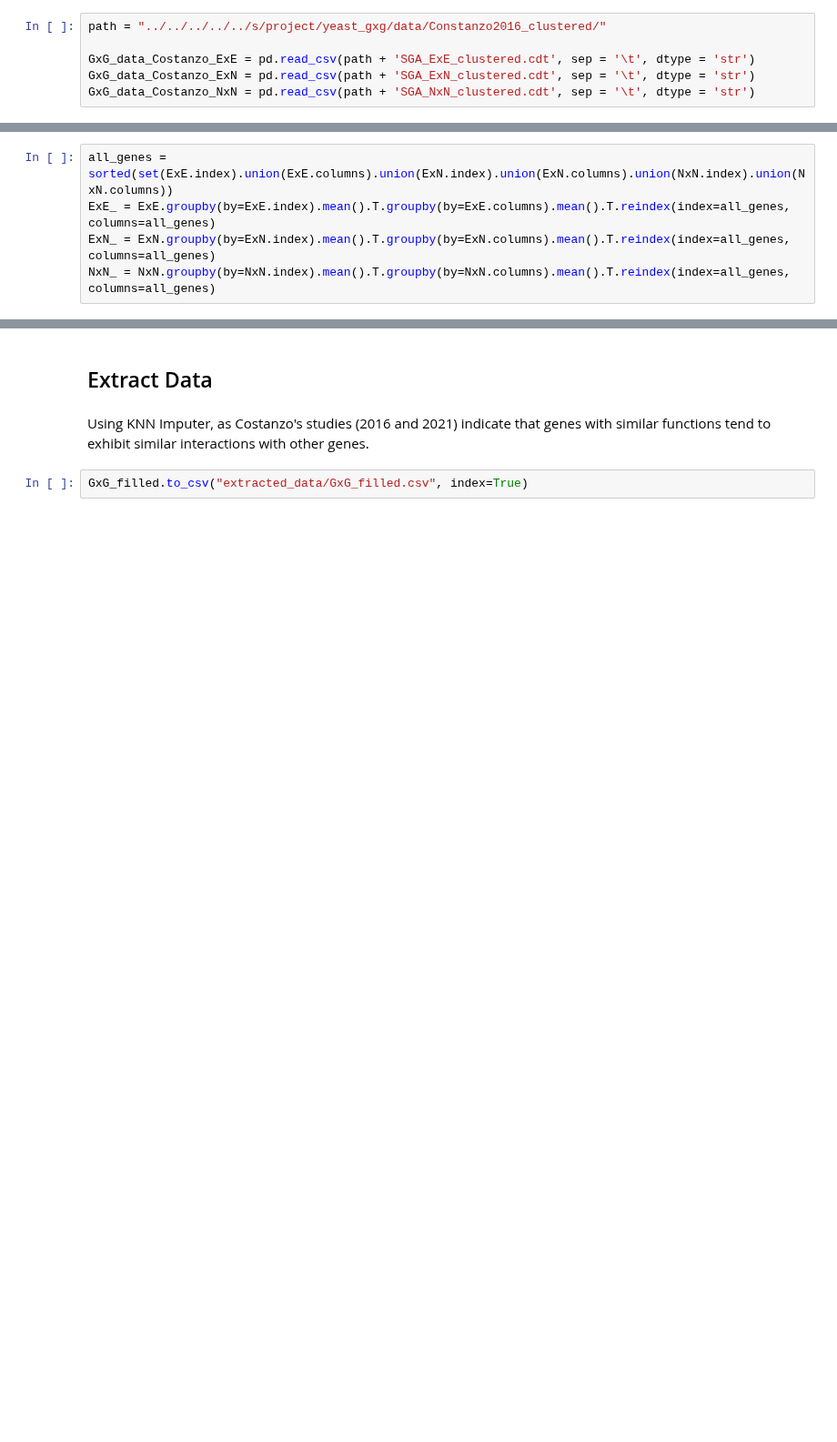
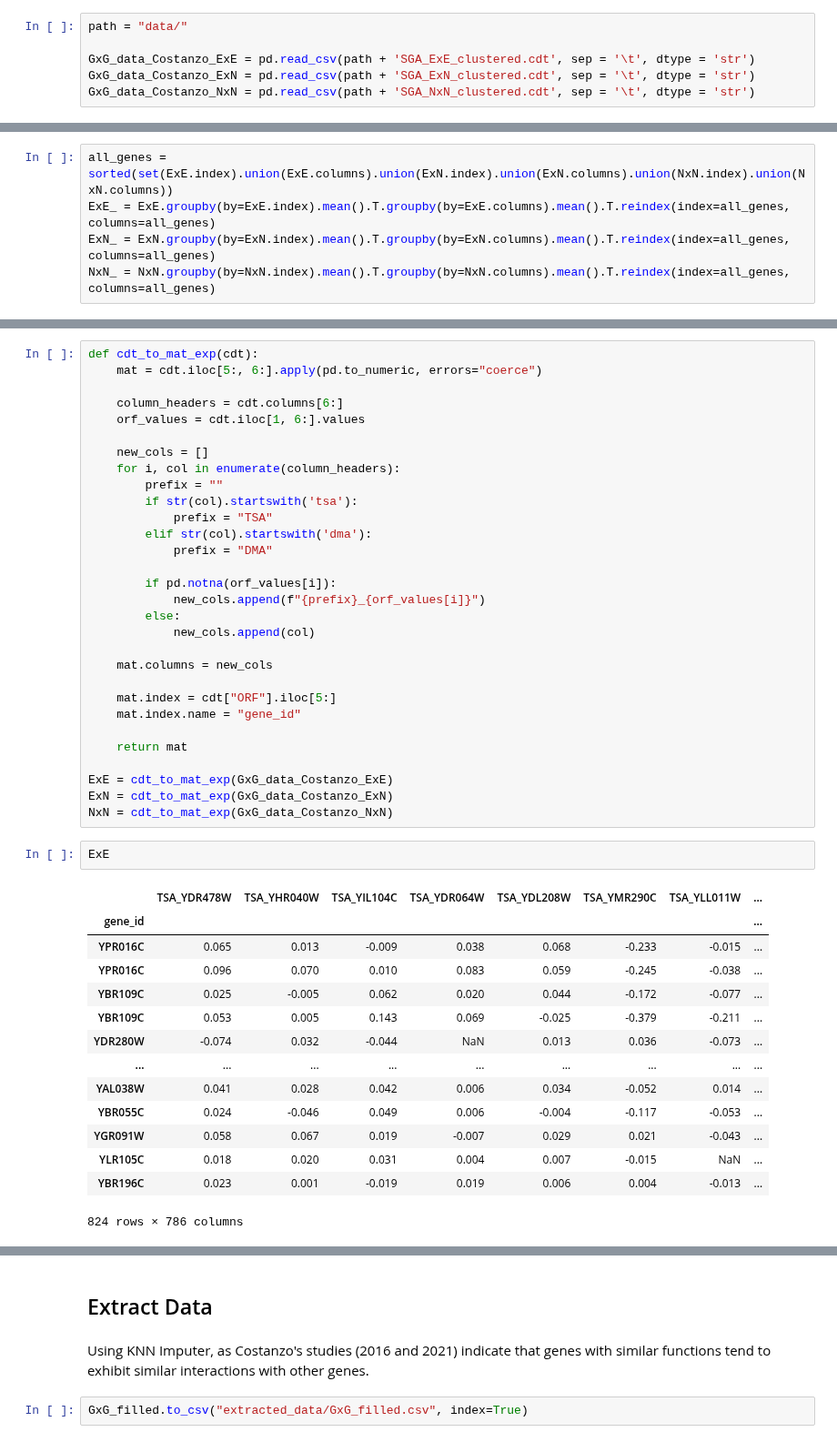
Before and after one commit to egekurt123/yeast_gene_interactions, a Jupyter notebook: Data Cleaning.ipynb, the cells around one changed output, grey strips where cells are left out. Shown at 91% size. Drawn from its saved outputs; the diff is of its cells as text; blank space fills up the shorter version.

```diff
--- a/Data Cleaning.ipynb
+++ b/Data Cleaning.ipynb
@@ -7,7 +7,7 @@ from sklearn.impute import KNNImputer
 # Gene Gene Interactions
 E stands for essential genes and N for nonessential genes.
 # %%
-path = "../../../../../s/project/yeast_gxg/data/Constanzo2016_clustered/"
+path = "data/"
 
 GxG_data_Costanzo_ExE = pd.read_csv(path + 'SGA_ExE_clustered.cdt', sep = '\t', dtype = 'str')
 GxG_data_Costanzo_ExN = pd.read_csv(path + 'SGA_ExN_clustered.cdt', sep = '\t', dtype = 'str')
@@ -189,0 +101,47 @@ GxG_filled
+# %%
+def cdt_to_mat_exp(cdt):
+    mat = cdt.iloc[5:, 6:].apply(pd.to_numeric, errors="coerce")
+
+    column_headers = cdt.columns[6:]
+    orf_values = cdt.iloc[1, 6:].values
+
+    new_cols = []
+    for i, col in enumerate(column_headers):
+        prefix = ""
+        if str(col).startswith('tsa'):
+            prefix = "TSA"
+        elif str(col).startswith('dma'):
+            prefix = "DMA"
+
+        if pd.notna(orf_values[i]):
+            new_cols.append(f"{prefix}_{orf_values[i]}")
+        else:
+            new_cols.append(col)
+
+    mat.columns = new_cols
+
+    mat.index = cdt["ORF"].iloc[5:]
+    mat.index.name = "gene_id"
+
+    return mat
+
+ExE = cdt_to_mat_exp(GxG_data_Costanzo_ExE)
+ExN = cdt_to_mat_exp(GxG_data_Costanzo_ExN)
+NxN = cdt_to_mat_exp(GxG_data_Costanzo_NxN)
+# %%
+ExE
+# %% [output]
+|  | TSA_YDR478W | TSA_YHR040W | TSA_YIL104C | TSA_YDR064W | TSA_YDL208W | TSA_YMR290C | TSA_YLL011W | ... |
+| gene_id |  |  |  |  |  |  |  | ... |
+| YPR016C | 0.065 | 0.013 | -0.009 | 0.038 | 0.068 | -0.233 | -0.015 | ... |
+| YPR016C | 0.096 | 0.070 | 0.010 | 0.083 | 0.059 | -0.245 | -0.038 | ... |
+| YBR109C | 0.025 | -0.005 | 0.062 | 0.020 | 0.044 | -0.172 | -0.077 | ... |
+| YBR109C | 0.053 | 0.005 | 0.143 | 0.069 | -0.025 | -0.379 | -0.211 | ... |
+| YDR280W | -0.074 | 0.032 | -0.044 | NaN | 0.013 | 0.036 | -0.073 | ... |
+| ... | ... | ... | ... | ... | ... | ... | ... | ... |
+| YAL038W | 0.041 | 0.028 | 0.042 | 0.006 | 0.034 | -0.052 | 0.014 | ... |
+| YBR055C | 0.024 | -0.046 | 0.049 | 0.006 | -0.004 | -0.117 | -0.053 | ... |
+| YGR091W | 0.058 | 0.067 | 0.019 | -0.007 | 0.029 | 0.021 | -0.043 | ... |
+| YLR105C | 0.018 | 0.020 | 0.031 | 0.004 | 0.007 | -0.015 | NaN | ... |
+| YBR196C | 0.023 | 0.001 | -0.019 | 0.019 | 0.006 | 0.004 | -0.013 | ... |
+824 rows × 786 columns
```
Also changed, not shown: parts of 29 cells of this notebook.
